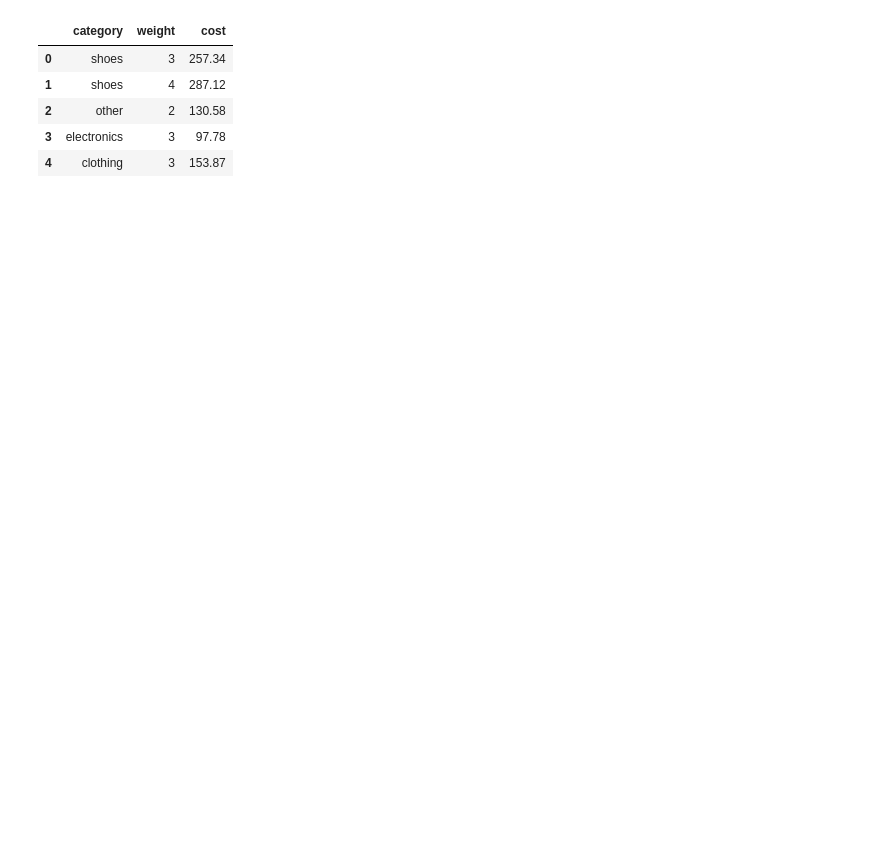
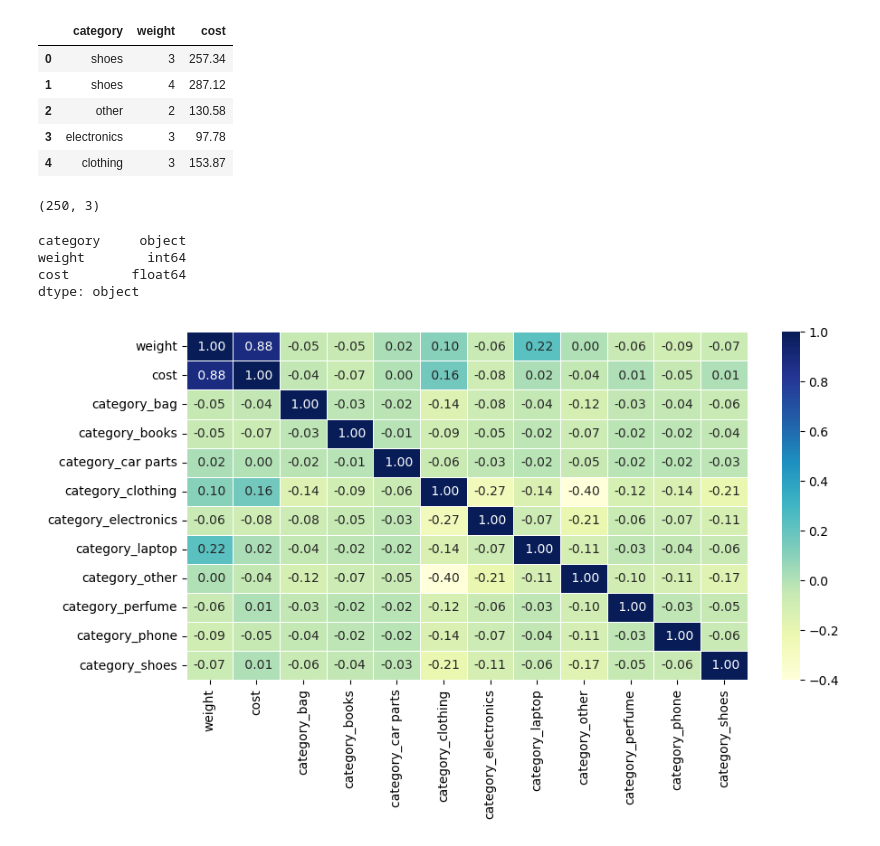
Before and after one commit to devern-DZZC/shippersTT, a Jupyter notebook: shippersTT-shipping-estimator.ipynb, the cells around one changed output. Saved outputs shown, nothing was run; the diff lists cells and outputs as text; code cells hidden in the pictures; blank space fills up the shorter version.

```diff
--- a/shippersTT-shipping-estimator.ipynb
+++ b/shippersTT-shipping-estimator.ipynb
@@ -13,3 +20,21 @@ data.head(5)
 | 2 | other | 2 | 130.58 |
 | 3 | electronics | 3 | 97.78 |
 | 4 | clothing | 3 | 153.87 |
+# %%
+data.shape
+# %% [output]
+(250, 3)
+# %%
+data.dtypes
+# %% [output]
+category     object
+weight        int64
+cost        float64
+dtype: object
+# %%
+data_encoded = pd.get_dummies(data, drop_first=True)
+corr_matrix = data_encoded.corr()
+fig, ax = plt.subplots(figsize=(10,5))
+ax = sns.heatmap(corr_matrix, annot=True, linewidth=0.5, fmt=" .2f", cmap="YlGnBu")
+# %% [output]
+[figure, added]
```
Also changed, not shown: parts of 9 cells of this notebook, 1 other file.
